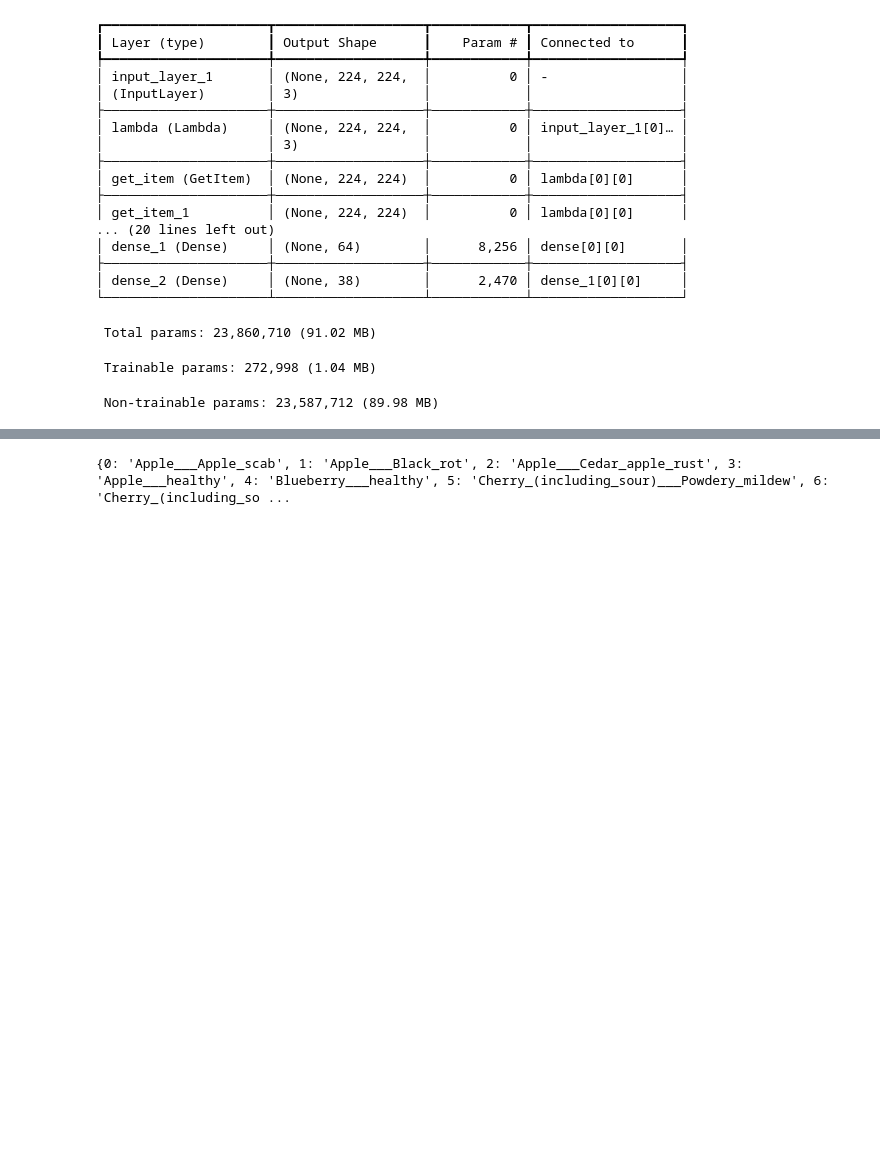
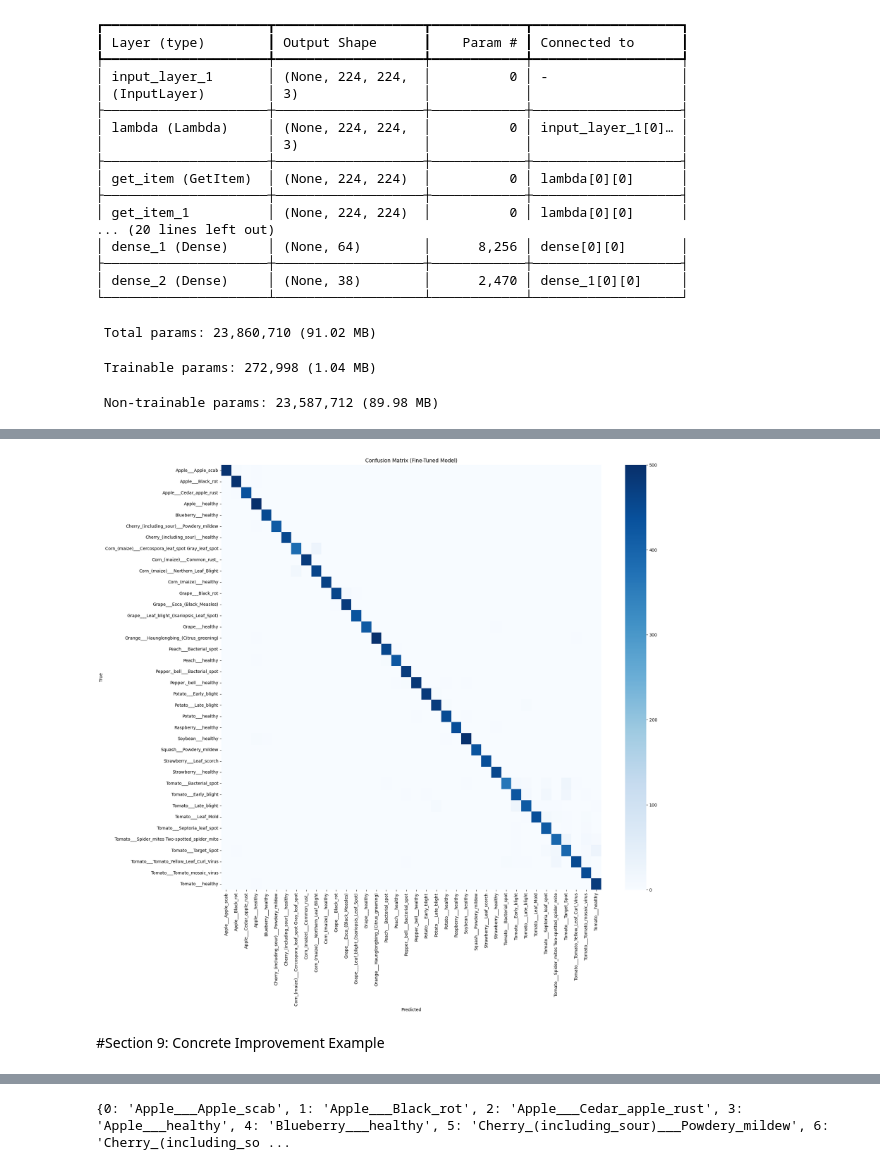
Before and after one commit to achjai/agrismart-ai, a Jupyter notebook: model/training.ipynb, the cells around one changed output, grey strips where cells are left out. Drawn from its saved outputs; the diff is of its cells as text; code cells hidden in the pictures; blank space fills up the shorter version.

Commit message:
add fine-tuning results (0.9703 macro-F1), update model report

```diff
--- a/model/training.ipynb
+++ b/model/training.ipynb
@@ -337,0 +375,18 @@ visually similar and occasionally confused (see confusion matrix above).
+# %%
+model_main.load_weights('/content/drive/MyDrive/AgriSmart/model_weights/RESNET50_FINETUNED.weights.h5')
+eval_datagen = ImageDataGenerator()
+eval_generator = eval_datagen.flow_from_directory(
+    directory=path_valid, batch_size=32, target_size=(224,224),
+    color_mode='rgb', class_mode='categorical', shuffle=False
+)
+
+y_true = eval_generator.classes
+steps = eval_generator.samples // eval_generator.batch_size + 1
+y_pred_probs = model_main.predict(eval_generator, steps=steps, verbose=1)
+y_pred = np.argmax(y_pred_probs, axis=1)
+y_pred = y_pred[:len(y_true)]
+
+class_labels = list(eval_generator.class_indices.keys())
+print(classification_report(y_true, y_pred, target_names=class_labels, digits=4))
+
+cm = confusion_matrix(y_true, y_pred)
@@ -338,3 +411,17 @@ visually similar and occasionally confused (see confusion matrix above).
+# %%
+import seaborn as sns
+plt.figure(figsize=(20,18))
+sns.heatmap(cm, annot=False, cmap='Blues', xticklabels=class_labels, yticklabels=class_labels)
+plt.xlabel('Predicted')
+plt.ylabel('True')
+plt.title('Confusion Matrix (Fine-Tuned Model)')
+plt.xticks(rotation=90)
+plt.yticks(rotation=0)
+plt.show()
+# %% [output]
+[figure, added]
+# %% [markdown]
+#Section 9: Concrete Improvement Example
 # %%
 import numpy as np
 import os
```
Also changed, not shown: parts of 30 cells of this notebook, 2 other files.
